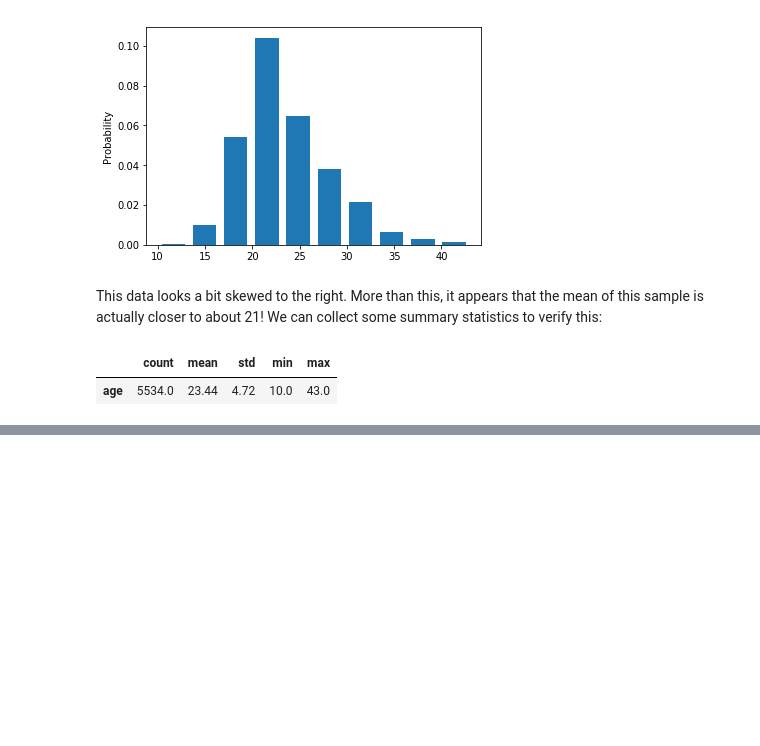
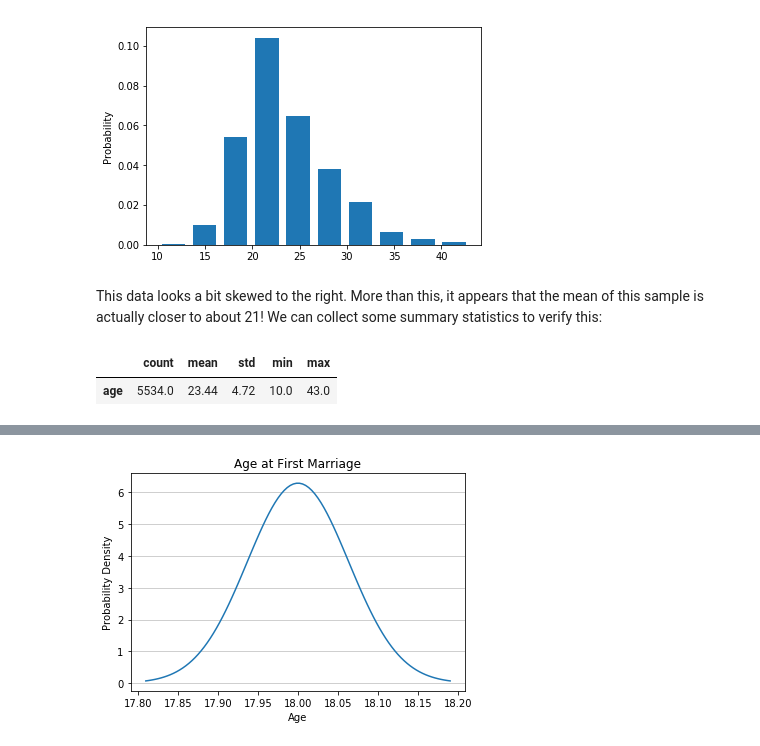
Before and after one commit to anhnguyendepocen/Beginning-Stats, a Jupyter notebook: Introduction to Inference.ipynb, the cells around one changed output, grey strips where cells are left out. Saved outputs shown, nothing was run; the diff lists cells and outputs as text; code cells hidden in the pictures; blank space fills up the shorter version.

```diff
--- a/Introduction to Inference.ipynb
+++ b/Introduction to Inference.ipynb
@@ -73,0 +119,11 @@ np.round(ages.describe(), 2).T[['count','mean', 'std', 'min', 'max']]
+# %%
+mu = 18
+sigma = 0.0634
+y = np.linspace(mu - 3*sigma, mu + 3*sigma, 100)
+plt.plot(y, stats.norm.pdf(y, mu, sigma))
+plt.title('Age at First Marriage')
+plt.ylabel('Probability Density')
+plt.xlabel('Age')
+plt.grid(axis='y', alpha=0.75)
+# %% [output]
+[figure, added]
```
Also changed, not shown: parts of 14 cells of this notebook.
